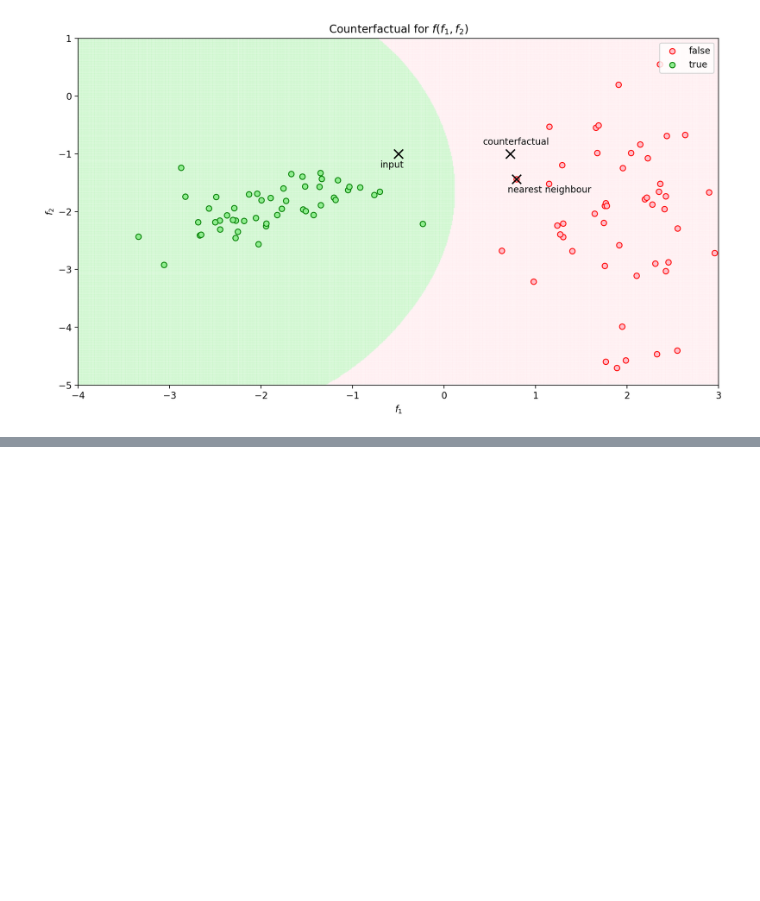
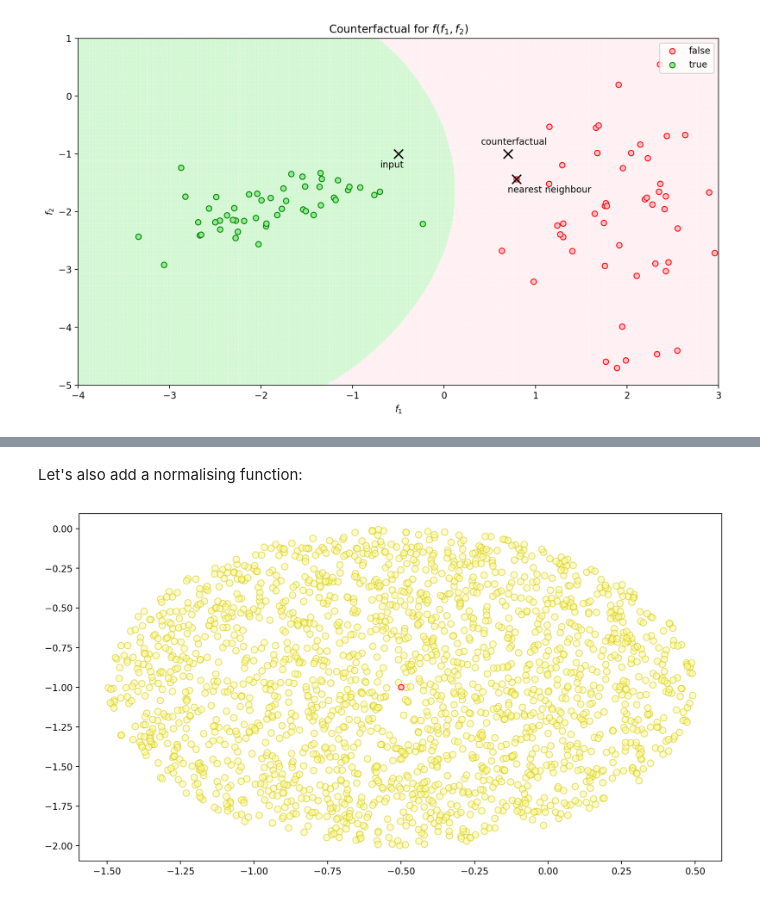
Before and after one commit to ruivieira/ruivieira.github.io, a Jupyter notebook: codex/machine-learning/_sources/xai-counterfactuals.ipynb, the cells around one changed output, grey strips where cells are left out. Saved outputs shown, nothing was run; the diff lists cells and outputs as text; code cells hidden in the pictures; blank space fills up the shorter version.

```diff
--- a/codex/machine-learning/_sources/xai-counterfactuals.ipynb
+++ b/codex/machine-learning/_sources/xai-counterfactuals.ipynb
@@ -280,0 +347,33 @@ plt.show()
+# %%
+radius = 1.0
+n_enemies = 99
+n_layer = 2000
+# %% [markdown]
+Let's also add a normalising function:
+# %%
+def norm(v):
+    return np.linalg.norm(v, ord=2, axis=1)
+# %%
+def generate_inside_ball(center, segment, n):
+    d = center.shape[0]
+    z = np.random.normal(0, 1, (n, d))
+    u = np.random.uniform(segment[0] ** d, segment[1] ** d, n)
+    r = u ** (1 / float(d))
+    z = np.array([a * b / c for a, b, c in zip(z, r, norm(z))])
+    z = z + center
+    return z
+# %%
+first_layer = generate_inside_ball(center=p_input[0], segment=(0, radius), n=n_layer)
+# %%
+plt.scatter(
+    first_layer[:, 0],
+    first_layer[:, 1],
+    c=colours[2],
+    edgecolor=edges[2],
+    s=50,
+    alpha=0.5,
+)
+plt.scatter(p_input[0][0], p_input[0][1], c=colours[0], edgecolor=edges[0])
+plt.show()
+# %% [output]
+[figure, added]
```
Also changed, not shown: parts of 20 cells of this notebook, 45 other files.
